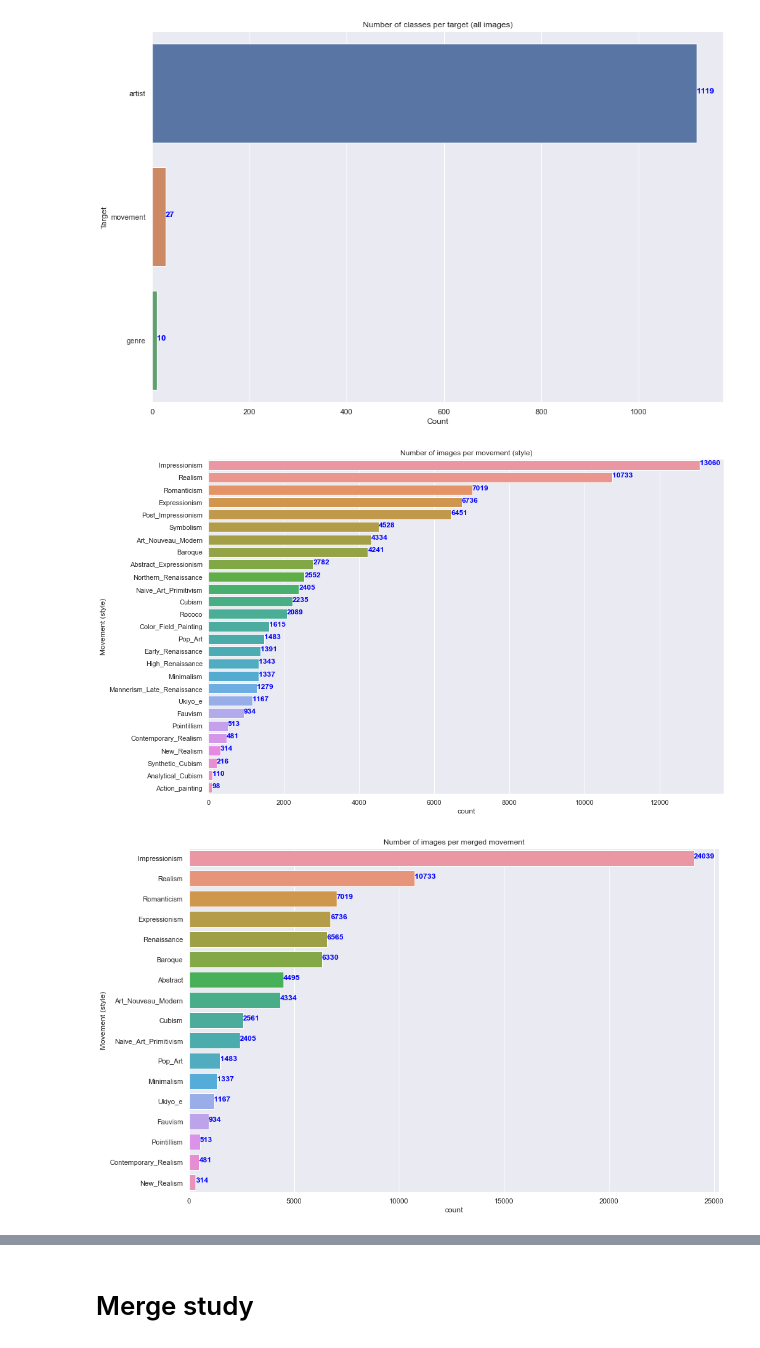
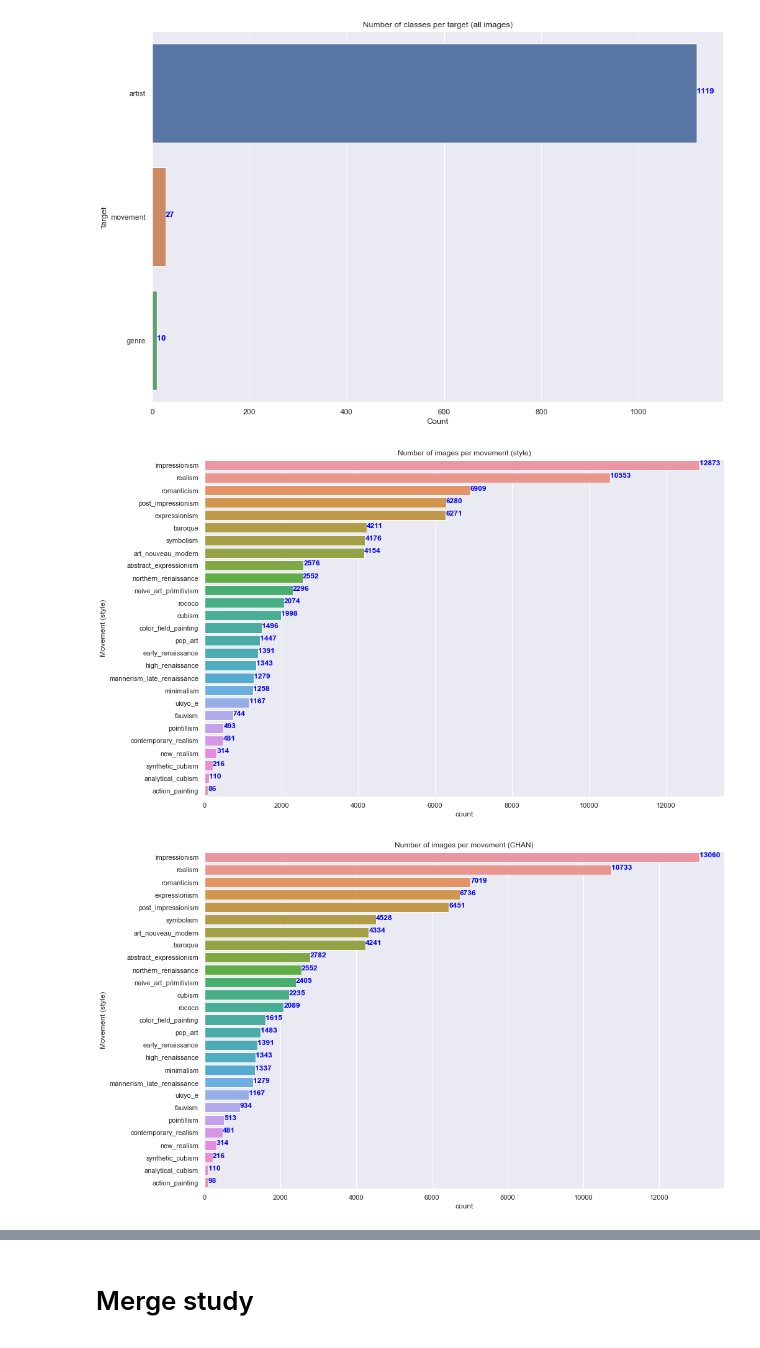
Before and after one commit to gregoirelafay/neural-art, a Jupyter notebook: notebooks/quentin_data_preparation.ipynb, the cells around one changed output, grey strips where cells are left out. Drawn from its saved outputs; the diff is of its cells as text; code cells hidden in the pictures.

Commit message:
updated painting viz func ; new duplicate checks func

```diff
--- a/notebooks/quentin_data_preparation.ipynb
+++ b/notebooks/quentin_data_preparation.ipynb
@@ -22,6 +16,7 @@ from neuralart.data import *
 # %% [markdown]
 # Get Data
 # %%
-csv_path = "../raw_data/wikiart"
-image_path= "../raw_data/wikiart/wikiart-movement-class_27"
-sample_path = "../raw_data/wikiart"
+chan_csv_path = "../raw_data/wikiart/csv_chan"
+chan_image_path= "../raw_data/wikiart/dataset_chan"
+output_path = "../raw_data/wikiart"
+dataset_dir_name = 'dataset'
@@ -62,0 +23,3 @@ data_merge = get_data(csv_path, image_path, create_csv=True, merge=merge)
+# %%
+data_full = get_data(chan_csv_path, chan_image_path, rm_image_duplicate=False)
+data_full.shape
@@ -62,0 +28,3 @@ data_merge = get_data(csv_path, image_path, create_csv=True, merge=merge)
+# %%
+data = get_data(chan_csv_path, chan_image_path, rm_image_duplicate=True)
+data.shape
@@ -63,7 +89,7 @@ data_merge = get_data(csv_path, image_path, create_csv=True, merge=merge)
 # %% [markdown]
 # Data Visualization
 # %%
-col = ['cs-split-artist','cs-split-genre','cs-split-style','path']
+col = ['cs_split_artist','cs_split_genre','cs_split_style','cs_path']
 
 fig, ax = plt.subplots(1,1,figsize=(15,10))
 sns.barplot(y=data[col].count().index,
@@ -109,20 +135,20 @@ for i, v in enumerate(data["movement"].value_counts().values):
 ax.set_title("Number of images per movement (style)");
 ax.set_ylabel("Movement (style)");
 # %% [output]
-[figure, old version]
+[figure, new version]
 # %%
 fig, ax = plt.subplots(1,1,figsize=(15,10));
-sns.countplot(data=data_merge, y="movement",
-              order = data_merge['movement'].value_counts().index,
+sns.countplot(data=data_full, y="movement",
+              order = data_full['movement'].value_counts().index,
               ax=ax);
 
-for i, v in enumerate(data_merge["movement"].value_counts().values):
+for i, v in enumerate(data_full["movement"].value_counts().values):
     ax.text(v, i , str(v), color='blue', fontweight='bold')
 
-ax.set_title("Number of images per merged movement");
+ax.set_title("Number of images per movement (CHAN)");
 ax.set_ylabel("Movement (style)");
 # %% [output]
-[figure, old version]
+[figure, new version]
 # %%
 fig, ax = plt.subplots(1,1,figsize=(15,10));
 sns.countplot(data=data, y="genre",
```
Also changed, not shown: parts of 47 cells of this notebook.
